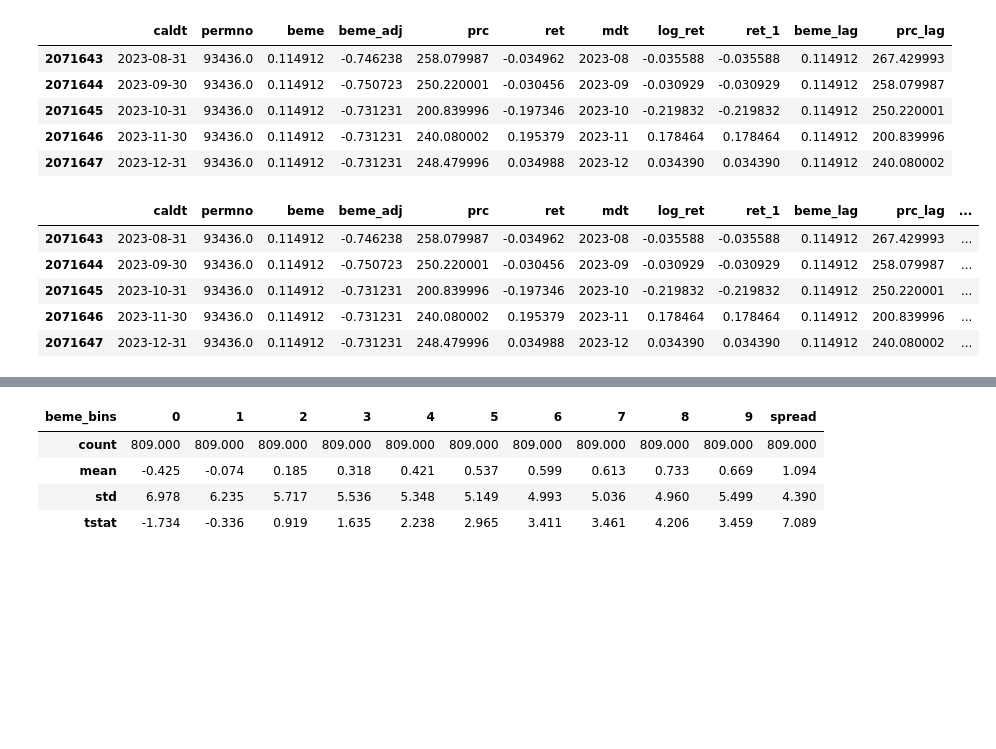
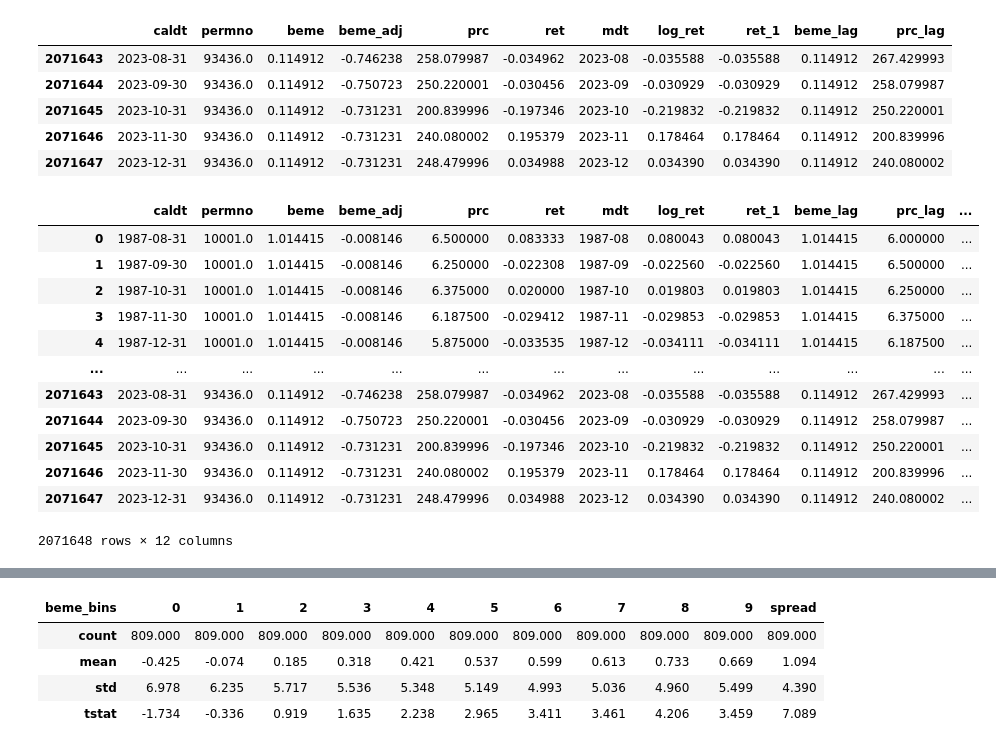
Before and after one commit to andrewhall1124/mean_reversion, a Jupyter notebook: strategies/value.ipynb, the cells around one changed output, grey strips where cells are left out. Cells and saved outputs as stored; diff of their text form; code cells hidden in the pictures; blank space fills up the shorter version.

```diff
--- a/strategies/value.ipynb
+++ b/strategies/value.ipynb
@@ -78,17 +87,24 @@ df.tail()
 # %%
 # This is where the magic happens
 # We group the data on the month level and then sort the rows into 10 equally large bins based on book to market value
 # 0 is low beme while 9 is high bme
 df['beme_bins'] = df.groupby("mdt")['beme_lag'].transform(lambda x: pd.qcut(x, 10, labels=False))
 
-df.tail()
+df
 # %% [output]
 |  | caldt | permno | beme | beme_adj | prc | ret | mdt | log_ret | ret_1 | beme_lag | prc_lag | ... |
+| 0 | 1987-08-31 | 10001.0 | 1.014415 | -0.008146 | 6.500000 | 0.083333 | 1987-08 | 0.080043 | 0.080043 | 1.014415 | 6.000000 | ... |
+| 1 | 1987-09-30 | 10001.0 | 1.014415 | -0.008146 | 6.250000 | -0.022308 | 1987-09 | -0.022560 | -0.022560 | 1.014415 | 6.500000 | ... |
+| 2 | 1987-10-31 | 10001.0 | 1.014415 | -0.008146 | 6.375000 | 0.020000 | 1987-10 | 0.019803 | 0.019803 | 1.014415 | 6.250000 | ... |
+| 3 | 1987-11-30 | 10001.0 | 1.014415 | -0.008146 | 6.187500 | -0.029412 | 1987-11 | -0.029853 | -0.029853 | 1.014415 | 6.375000 | ... |
+| 4 | 1987-12-31 | 10001.0 | 1.014415 | -0.008146 | 5.875000 | -0.033535 | 1987-12 | -0.034111 | -0.034111 | 1.014415 | 6.187500 | ... |
+| ... | ... | ... | ... | ... | ... | ... | ... | ... | ... | ... | ... | ... |
 | 2071643 | 2023-08-31 | 93436.0 | 0.114912 | -0.746238 | 258.079987 | -0.034962 | 2023-08 | -0.035588 | -0.035588 | 0.114912 | 267.429993 | ... |
 | 2071644 | 2023-09-30 | 93436.0 | 0.114912 | -0.750723 | 250.220001 | -0.030456 | 2023-09 | -0.030929 | -0.030929 | 0.114912 | 258.079987 | ... |
 | 2071645 | 2023-10-31 | 93436.0 | 0.114912 | -0.731231 | 200.839996 | -0.197346 | 2023-10 | -0.219832 | -0.219832 | 0.114912 | 250.220001 | ... |
 | 2071646 | 2023-11-30 | 93436.0 | 0.114912 | -0.731231 | 240.080002 | 0.195379 | 2023-11 | 0.178464 | 0.178464 | 0.114912 | 200.839996 | ... |
 | 2071647 | 2023-12-31 | 93436.0 | 0.114912 | -0.731231 | 248.479996 | 0.034988 | 2023-12 | 0.034390 | 0.034390 | 0.114912 | 240.080002 | ... |
+2071648 rows × 12 columns
 # %%
 # We then create a portfolio dataframe that consists of 10 equally weighted beme portfolios
 # Again, portfolio 0 is low beme while portfolio 9 is high beme
```
Also changed, not shown: parts of 2 cells of this notebook, 1 other file.
